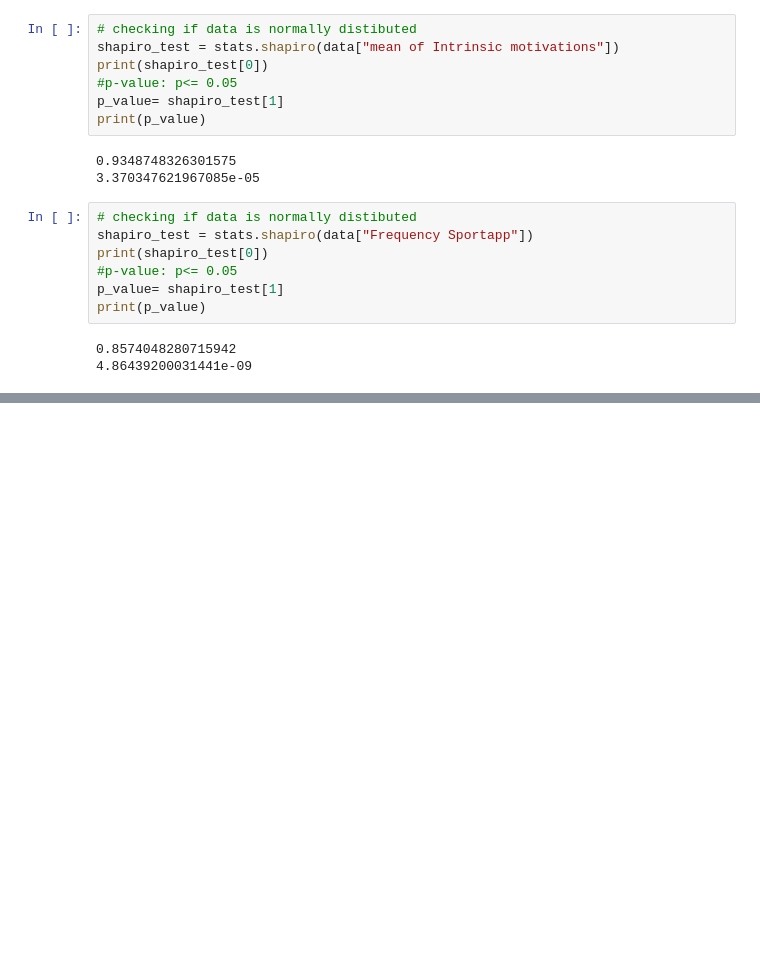
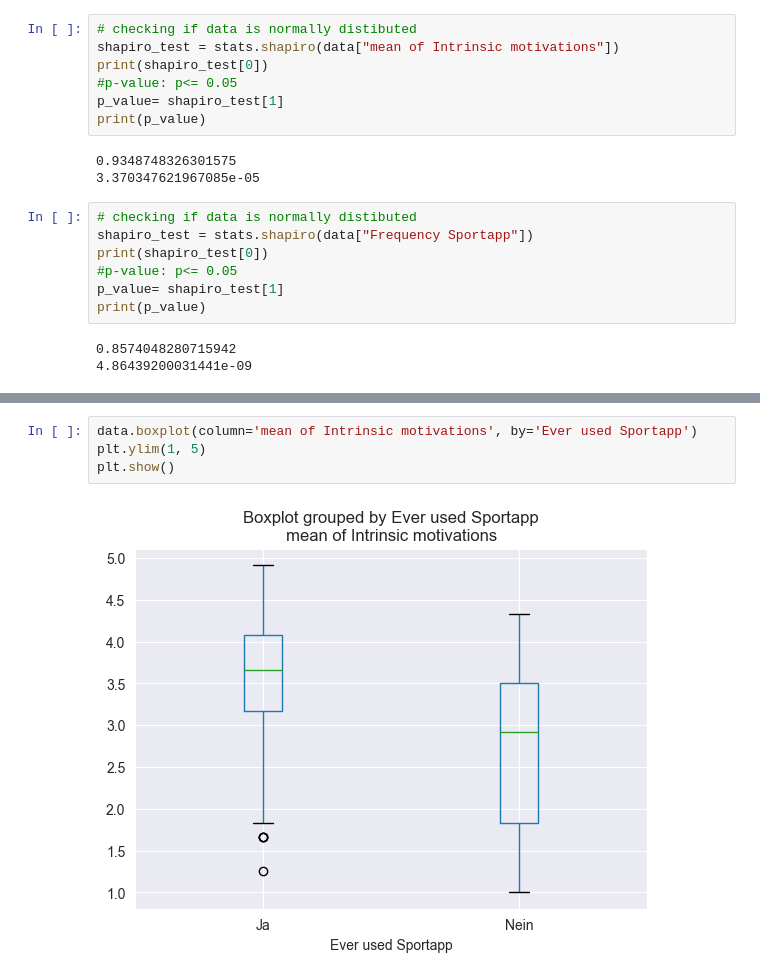
Before and after one commit to leaambrosius/emse, a Jupyter notebook: data_analysis.ipynb, the cells around one changed output, grey strips where cells are left out. Cells and saved outputs as stored; diff of their text form; blank space fills up the shorter version.

```diff
--- a/data_analysis.ipynb
+++ b/data_analysis.ipynb
@@ -179,0 +186,6 @@ print(p_value)
+# %%
+data.boxplot(column='mean of Intrinsic motivations', by='Ever used Sportapp')
+plt.ylim(1, 5)
+plt.show()
+# %% [output]
+[figure, added]
```
Also changed, not shown: parts of 16 cells of this notebook.
